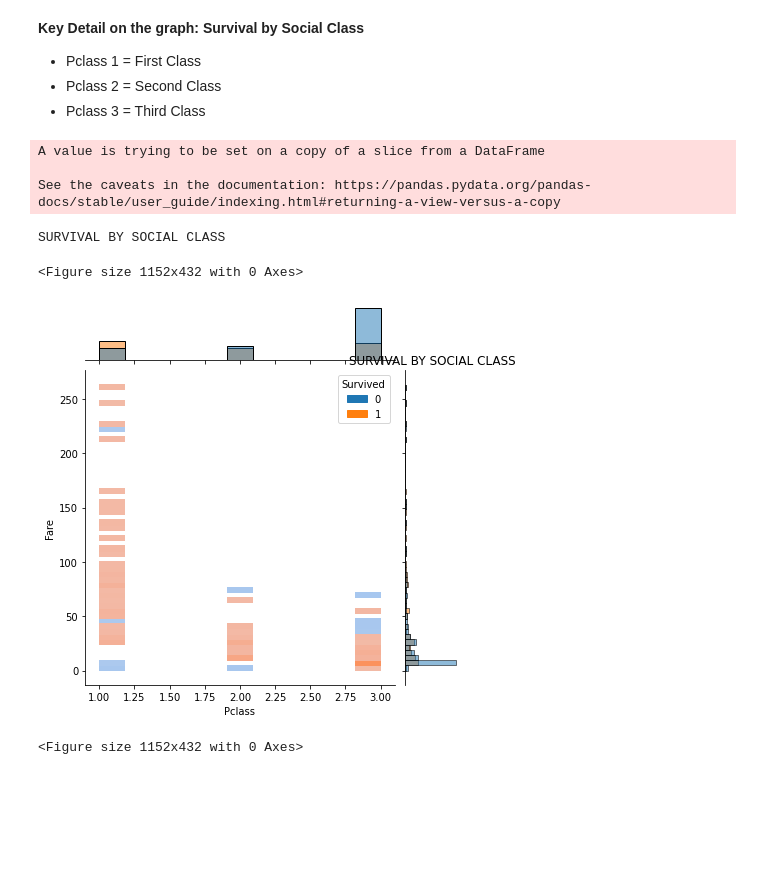
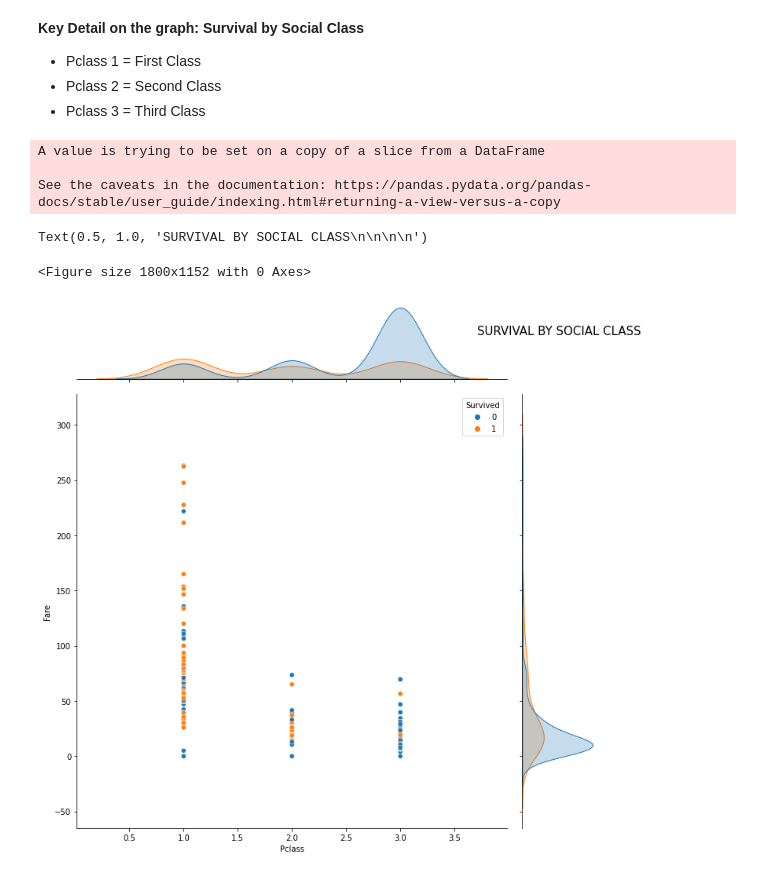
Before and after one commit to invest41/Surviving-the-Titanic, a Jupyter notebook: Titanic_Survival.ipynb, the cells around one changed output. Cells and saved outputs as stored; diff of their text form; code cells hidden in the pictures; blank space fills up the shorter version.

```diff
--- a/Titanic_Survival.ipynb
+++ b/Titanic_Survival.ipynb
@@ -284,20 +231,19 @@ sns.barplot(x=gender,y=survival)
 # %%
 #removing outlier
 df['Fare'][df['Fare'][df['Fare']>400].index] = 100
 
 
-print('\n\nSURVIVAL BY SOCIAL CLASS\n\n')#Plot
-sns.jointplot(x=pclass,y=fares, kind='hist', hue=survival)
+
+#Plot
+plt.figure(figsize=(25,16))
+sns.jointplot(x=pclass,y=fares, kind='scatter', hue=survival,height=10)
 plt.xlabel('pclass',fontsize=25)
 plt.ylabel('Fare',fontsize=25)
-plt.title('SURVIVAL BY SOCIAL CLASS')
-
-plt.figure(figsize=(16,6))
+plt.title('SURVIVAL BY SOCIAL CLASS\n\n\n\n',fontsize=15)
 # %% [output]
 A value is trying to be set on a copy of a slice from a DataFrame
 
 See the caveats in the documentation: https://pandas.pydata.org/pandas-docs/stable/user_guide/indexing.html#returning-a-view-versus-a-copy
-SURVIVAL BY SOCIAL CLASS
+Text(0.5, 1.0, 'SURVIVAL BY SOCIAL CLASS\n\n\n\n')
-<Figure size 1152x432 with 0 Axes>
+<Figure size 1800x1152 with 0 Axes>
-[figure, old version]
+[figure, new version]
-<Figure size 1152x432 with 0 Axes>
```
Also changed, not shown: parts of 6 cells of this notebook.
